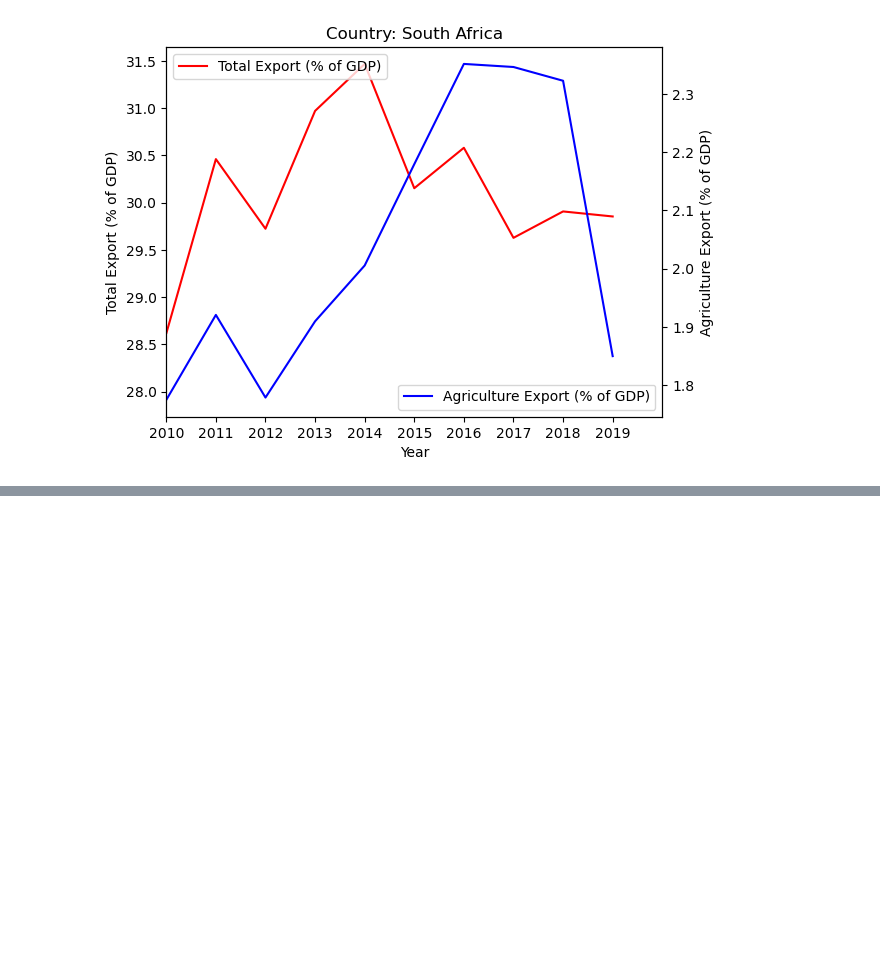
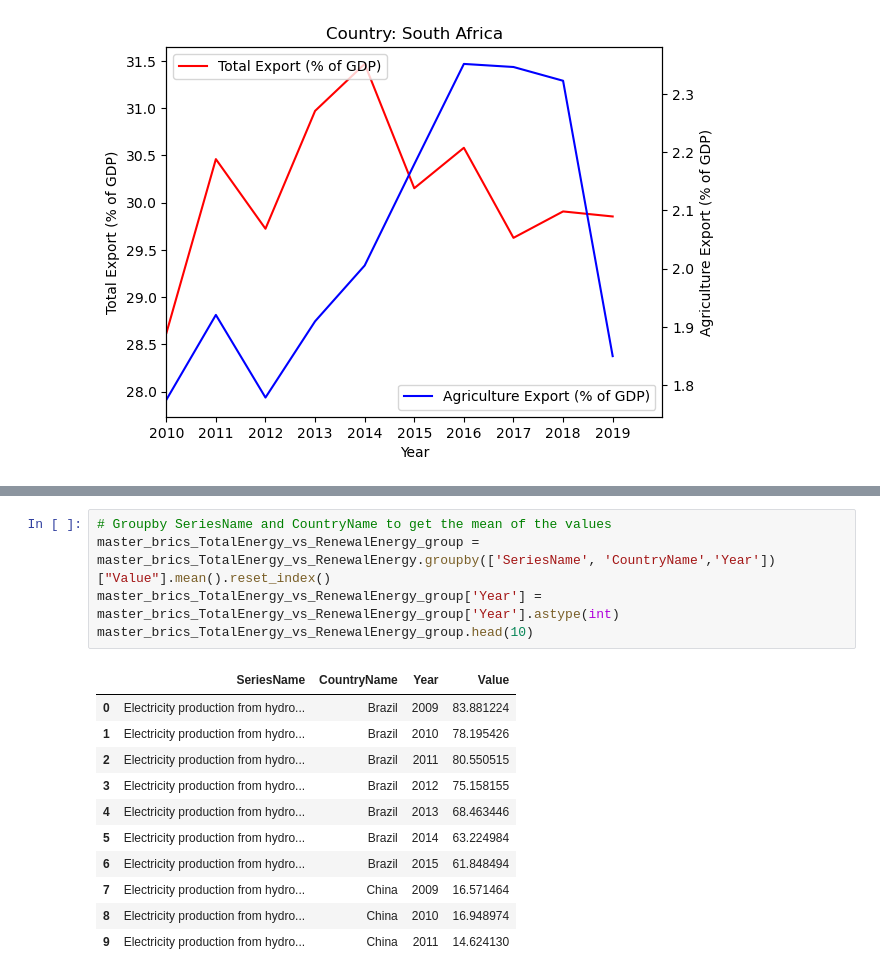
Before and after one commit to SArjaGit/BRICS_Project, a Jupyter notebook: BRICS/Sarath_Master.ipynb, the cells around one changed output, grey strips where cells are left out. Drawn from its saved outputs; the diff is of its cells as text; blank space fills up the shorter version.

```diff
--- a/BRICS/Sarath_Master.ipynb
+++ b/BRICS/Sarath_Master.ipynb
@@ -200,0 +216,17 @@ for country in export_correlation['CountryName'].unique():
+# %%
+# Groupby SeriesName and CountryName to get the mean of the values
+master_brics_TotalEnergy_vs_RenewalEnergy_group = master_brics_TotalEnergy_vs_RenewalEnergy.groupby(['SeriesName', 'CountryName','Year'])["Value"].mean().reset_index()
+master_brics_TotalEnergy_vs_RenewalEnergy_group['Year'] = master_brics_TotalEnergy_vs_RenewalEnergy_group['Year'].astype(int)
+master_brics_TotalEnergy_vs_RenewalEnergy_group.head(10)
+# %% [output]
+|  | SeriesName | CountryName | Year | Value |
+| 0 | Electricity production from hydro... | Brazil | 2009 | 83.881224 |
+| 1 | Electricity production from hydro... | Brazil | 2010 | 78.195426 |
+| 2 | Electricity production from hydro... | Brazil | 2011 | 80.550515 |
+| 3 | Electricity production from hydro... | Brazil | 2012 | 75.158155 |
+| 4 | Electricity production from hydro... | Brazil | 2013 | 68.463446 |
+| 5 | Electricity production from hydro... | Brazil | 2014 | 63.224984 |
+| 6 | Electricity production from hydro... | Brazil | 2015 | 61.848494 |
+| 7 | Electricity production from hydro... | China | 2009 | 16.571464 |
+| 8 | Electricity production from hydro... | China | 2010 | 16.948974 |
+| 9 | Electricity production from hydro... | China | 2011 | 14.624130 |
```
Also changed, not shown: parts of 7 cells of this notebook.
